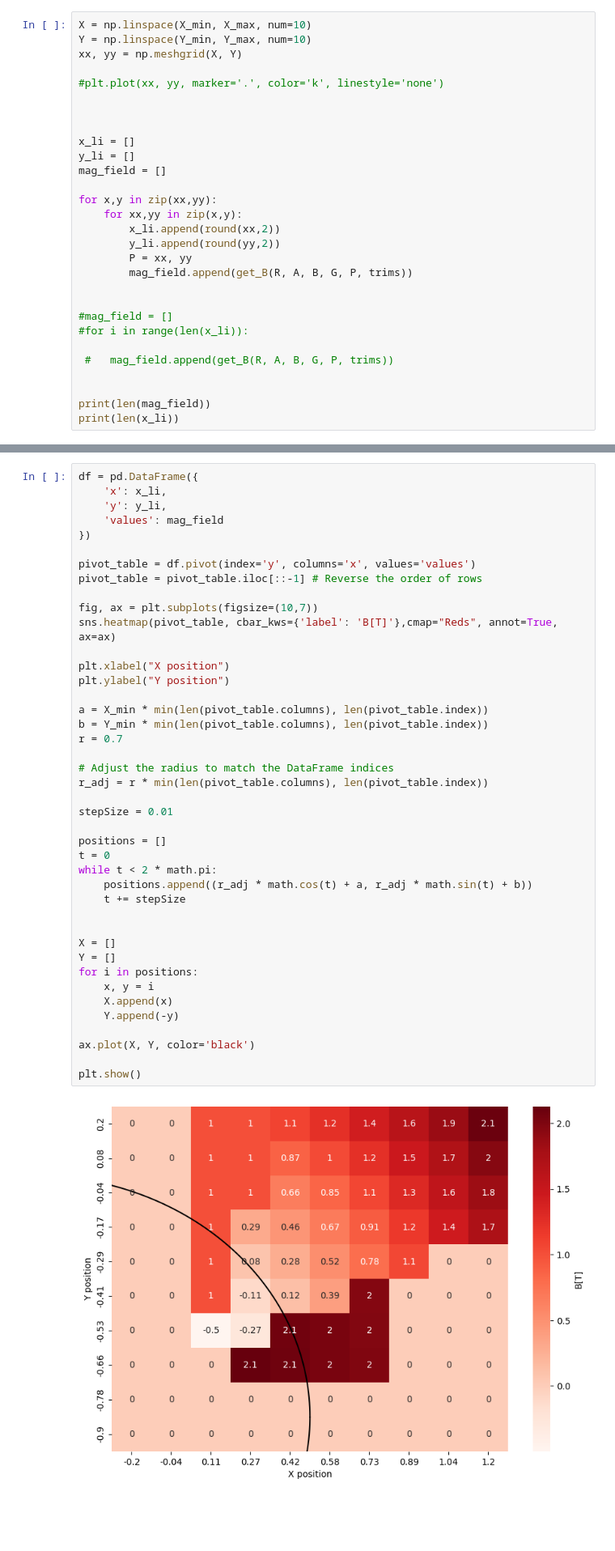
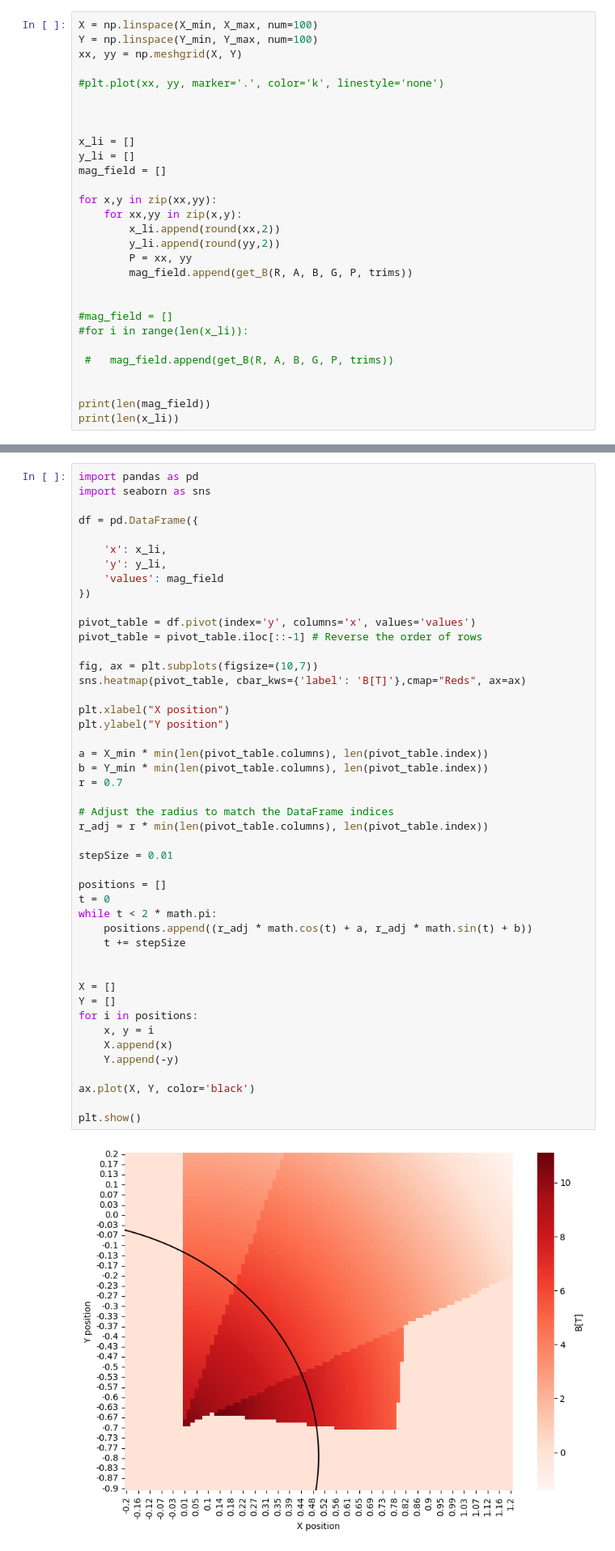
Before and after one commit to juliehinge/cern_gui, a Jupyter notebook: dev.ipynb, the cells around one changed output, grey strips where cells are left out. Shown at 81% size. Saved outputs shown, nothing was run; the diff lists cells and outputs as text; blank space fills up the shorter version.

```diff
--- a/dev.ipynb
+++ b/dev.ipynb
@@ -77,8 +77,8 @@ except KeyError:
     for i in range(len(li)):
         G.append(0)
 # %%
-X = np.linspace(X_min, X_max, num=10)
-Y = np.linspace(Y_min, Y_max, num=10)
+X = np.linspace(X_min, X_max, num=100)
+Y = np.linspace(Y_min, Y_max, num=100)
 xx, yy = np.meshgrid(X, Y)
 
 #plt.plot(xx, yy, marker='.', color='k', linestyle='none')
@@ -150,7 +150,11 @@ def get_B(R, A, B, G, P, trims):
 
 #print(get_B(R, A, B, G, P, trims))
 # %%
+import pandas as pd
+import seaborn as sns
+
 df = pd.DataFrame({
+
     'x': x_li,
     'y': y_li,
     'values': mag_field
@@ -160,36 +164,36 @@ pivot_table = df.pivot(index='y', columns='x', values='values')
 pivot_table = pivot_table.iloc[::-1] # Reverse the order of rows
 
 fig, ax = plt.subplots(figsize=(10,7))
-sns.heatmap(pivot_table, cbar_kws={'label': 'B[T]'},cmap="Reds", annot=True, ax=ax)
+sns.heatmap(pivot_table, cbar_kws={'label': 'B[T]'},cmap="Reds", ax=ax)
 
 plt.xlabel("X position")
 plt.ylabel("Y position")
 
 a = X_min * min(len(pivot_table.columns), len(pivot_table.index))
 b = Y_min * min(len(pivot_table.columns), len(pivot_table.index))
 r = 0.7
 
 # Adjust the radius to match the DataFrame indices
 r_adj = r * min(len(pivot_table.columns), len(pivot_table.index))
 
 stepSize = 0.01
 
 positions = []
 t = 0
 while t < 2 * math.pi:
     positions.append((r_adj * math.cos(t) + a, r_adj * math.sin(t) + b))
     t += stepSize
 
 
 X = []
 Y = []
 for i in positions:
     x, y = i
     X.append(x)
     Y.append(-y)
 
 ax.plot(X, Y, color='black')
 
 plt.show()
 # %% [output]
-[figure, old version]
+[figure, new version]
```
Also changed, not shown: parts of 8 cells of this notebook, 3 other files.
